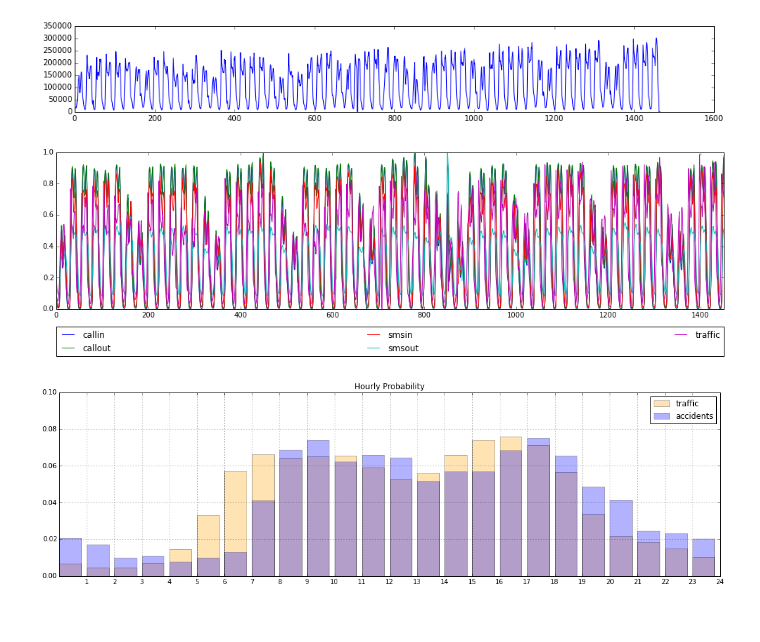
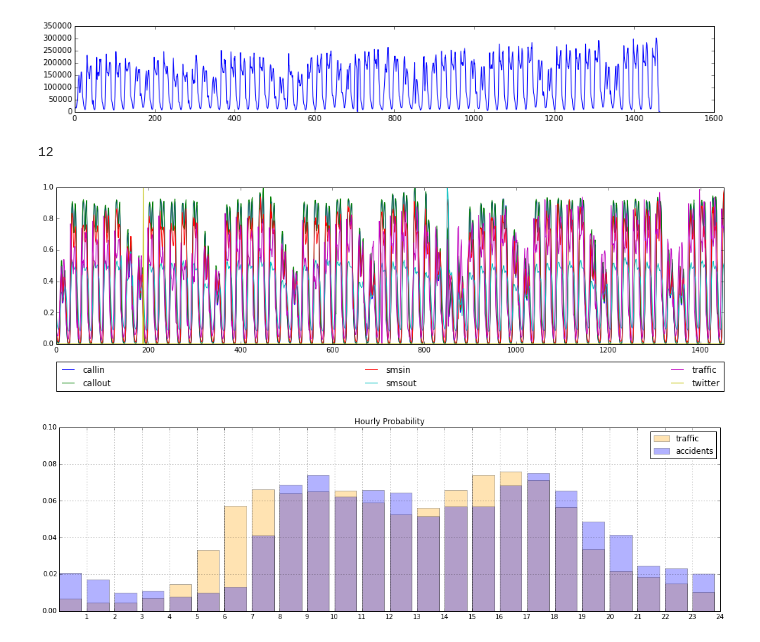
Before and after one commit to massaroantonio/telecom_bigdata, a Jupyter notebook: get_features.ipynb, the cells around one changed output. Cells and saved outputs as stored; diff of their text form; code cells hidden in the pictures.

```diff
--- a/get_features.ipynb
+++ b/get_features.ipynb
@@ -111,20 +123,25 @@ plt.plot(traffic)
 plt.show()
 # %% [output]
 [figure]
+# %%
+min(twtt)
+# %% [output]
+12
 # %%
 names=['callin','callout','smsin','smsout']
 plt.figure(figsize=(17,4))
 i=0
 for t in telco:
     plt.plot((t-min(t))/(max(t)-min(t)),label=names[i])
     i+=1
 plt.plot((traffic-min(traffic))/(max(traffic)-min(traffic)),label='traffic')
+plt.plot((twtt-min(twtt))/(max(twtt)-min(twtt)),label='twitter')
 plt.legend(bbox_to_anchor=(0., -.3, 1., -.1), loc=3,
            ncol=3, mode="expand", borderaxespad=0.)
 plt.xlim(0,1450)
 plt.show()
 # %% [output]
-[figure, old version]
+[figure, new version]
 # %%
 traffic_bars=np.zeros(24)
 for i in range(len(traffic)):
```
Also changed, not shown: parts of 5 cells of this notebook, 10 other files.
